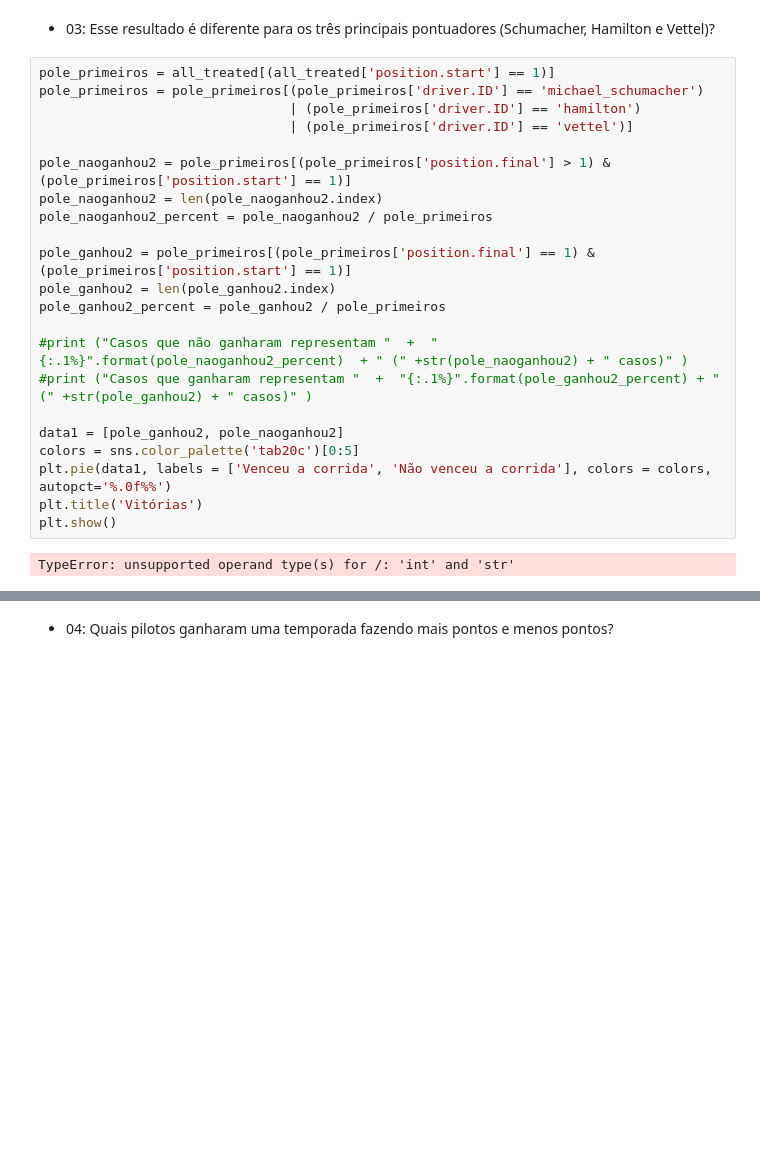
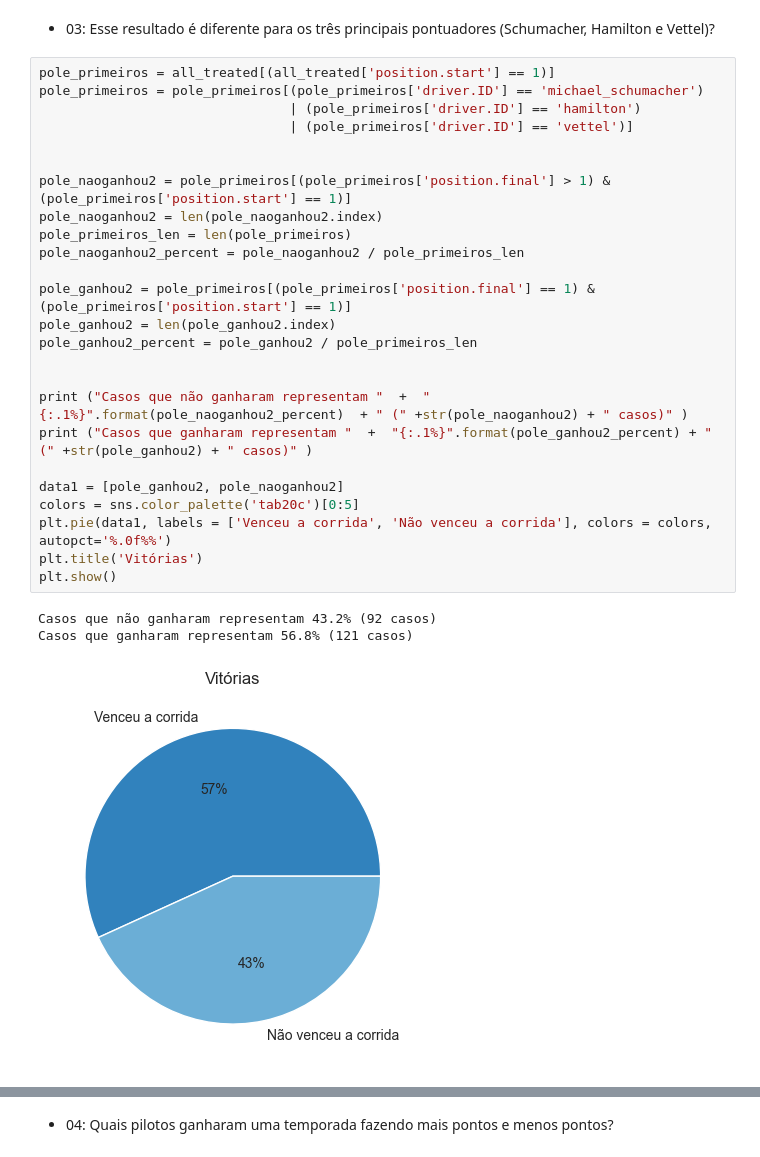
Before and after one commit to marinalyrio/09---F1, a Jupyter notebook: Analysis_1.ipynb, the cells around one changed output, grey strips where cells are left out. Saved outputs shown, nothing was run; the diff lists cells and outputs as text; blank space fills up the shorter version.

```diff
--- a/Analysis_1.ipynb
+++ b/Analysis_1.ipynb
@@ -248,27 +248,32 @@ Casos que não estiveram no pódio representam 37.9% (390 casos)
 # %%
 pole_primeiros = all_treated[(all_treated['position.start'] == 1)]
 pole_primeiros = pole_primeiros[(pole_primeiros['driver.ID'] == 'michael_schumacher')
                                 | (pole_primeiros['driver.ID'] == 'hamilton')
                                 | (pole_primeiros['driver.ID'] == 'vettel')]
 
+
 pole_naoganhou2 = pole_primeiros[(pole_primeiros['position.final'] > 1) & (pole_primeiros['position.start'] == 1)]
 pole_naoganhou2 = len(pole_naoganhou2.index)
-pole_naoganhou2_percent = pole_naoganhou2 / pole_primeiros
+pole_primeiros_len = len(pole_primeiros)
+pole_naoganhou2_percent = pole_naoganhou2 / pole_primeiros_len
 
 pole_ganhou2 = pole_primeiros[(pole_primeiros['position.final'] == 1) & (pole_primeiros['position.start'] == 1)]
 pole_ganhou2 = len(pole_ganhou2.index)
-pole_ganhou2_percent = pole_ganhou2 / pole_primeiros
+pole_ganhou2_percent = pole_ganhou2 / pole_primeiros_len
 
-#print ("Casos que não ganharam representam "  +  "{:.1%}".format(pole_naoganhou2_percent)  + " (" +str(pole_naoganhou2) + " casos)" )
-#print ("Casos que ganharam representam "  +  "{:.1%}".format(pole_ganhou2_percent) + " (" +str(pole_ganhou2) + " casos)" )
+
+print ("Casos que não ganharam representam "  +  "{:.1%}".format(pole_naoganhou2_percent)  + " (" +str(pole_naoganhou2) + " casos)" )
+print ("Casos que ganharam representam "  +  "{:.1%}".format(pole_ganhou2_percent) + " (" +str(pole_ganhou2) + " casos)" )
 
 data1 = [pole_ganhou2, pole_naoganhou2]
 colors = sns.color_palette('tab20c')[0:5]
 plt.pie(data1, labels = ['Venceu a corrida', 'Não venceu a corrida'], colors = colors, autopct='%.0f%%')
 plt.title('Vitórias')
 plt.show()
 # %% [output]
-TypeError: unsupported operand type(s) for /: 'int' and 'str'
+Casos que não ganharam representam 43.2% (92 casos)
+Casos que ganharam representam 56.8% (121 casos)
+[figure, added]
 # %%
 pole_podio2 = pole_primeiros[(pole_primeiros['position.final'] < 4)]
 pole_podio2 = len(pole_podio2.index)
```
Also changed, not shown: parts of 2 cells of this notebook.
